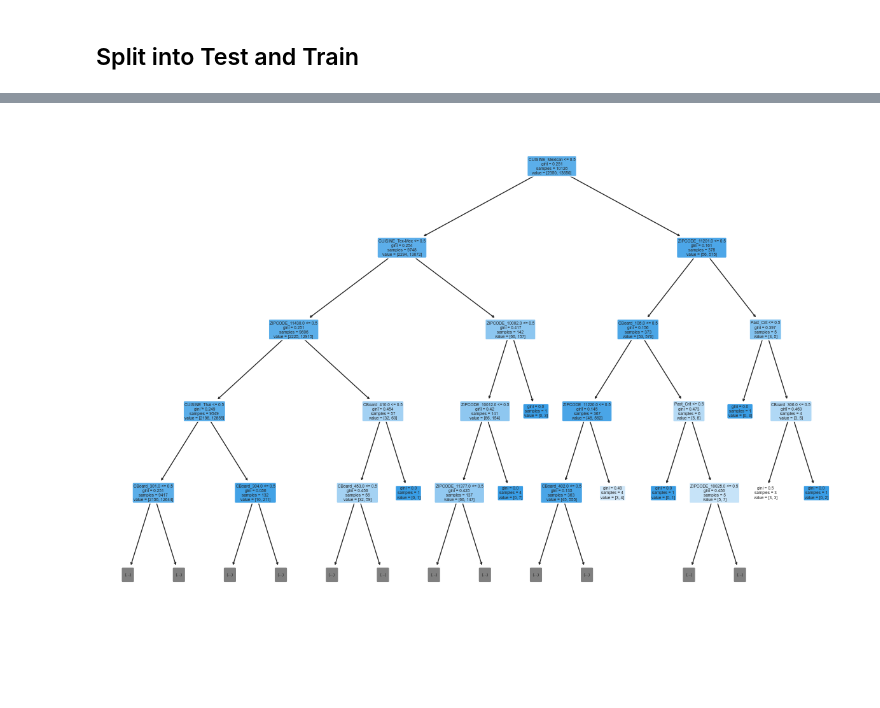
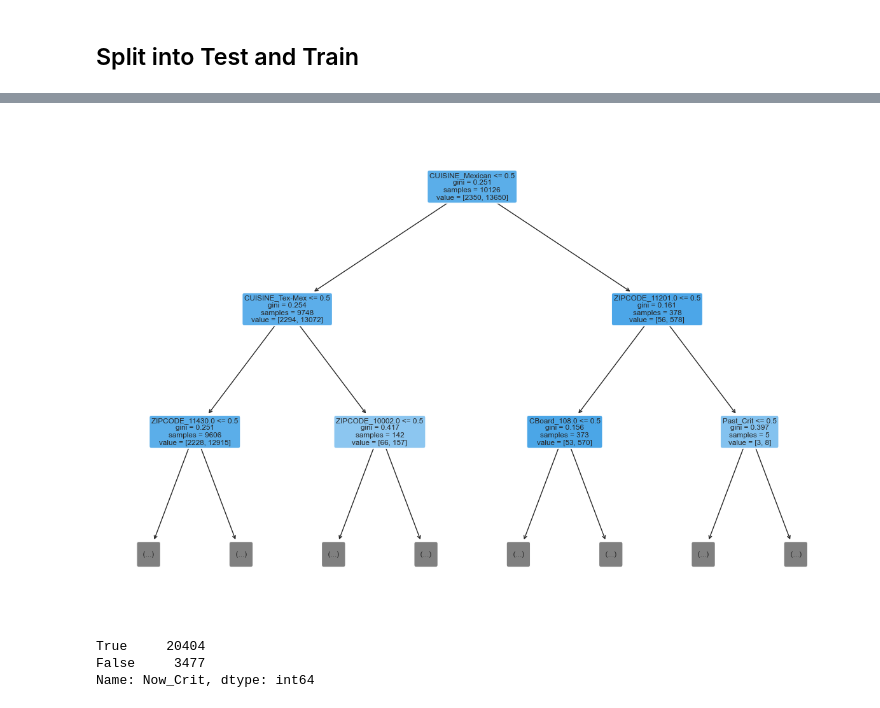
Before and after one commit to JacobMinkin/NYC_Restaurant_Health_Inspection, a Jupyter notebook: Project_1_Algorithm_Time.ipynb, the cells around one changed output, grey strips where cells are left out. Saved outputs shown, nothing was run; the diff lists cells and outputs as text; code cells hidden in the pictures; blank space fills up the shorter version.

```diff
--- a/Project_1_Algorithm_Time.ipynb
+++ b/Project_1_Algorithm_Time.ipynb
@@ -39,13 +39,19 @@ Accuracy: 0.8313665778454511
 # %%
 from sklearn.tree import plot_tree
 
 fig = plt.figure(figsize=(15, 10))
 plot_tree(
           forest.estimators_[0],
-          max_depth = 4,
+          max_depth = 2,
           feature_names=X.columns,
           filled=True, rounded=True)
 
 plt.show()
 # %% [output]
-[figure, old version]
+[figure, new version]
+# %%
+df.Now_Crit.value_counts()
+# %% [output]
+True     20404
+False     3477
+Name: Now_Crit, dtype: int64
```
Also changed, not shown: parts of 2 cells of this notebook, 7 other files.
